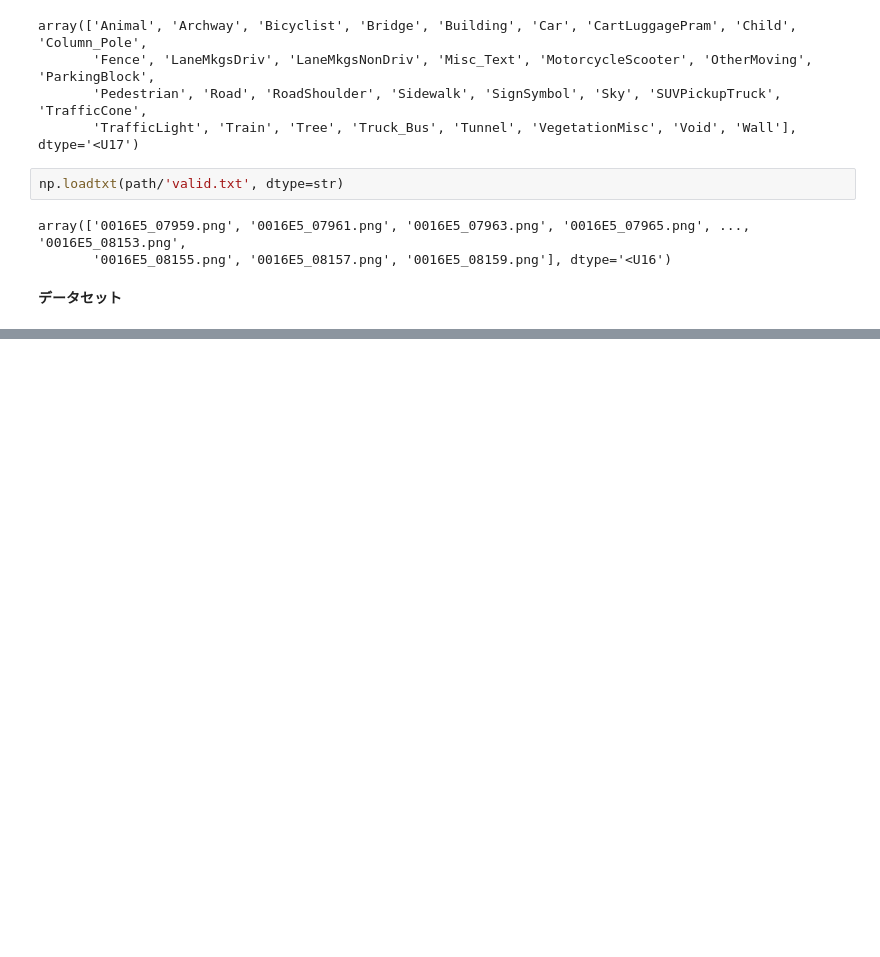
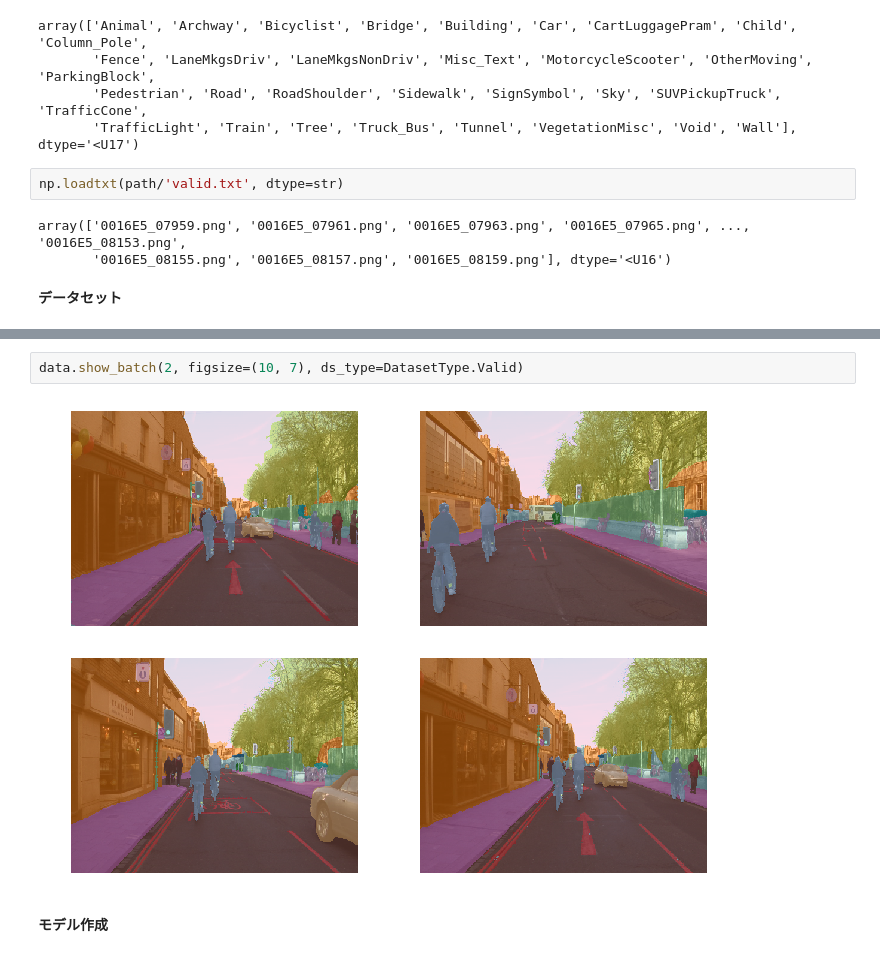
Before and after one commit to nishizaki0327/fastai, a Jupyter notebook: Lesson3.ipynb, the cells around one changed output, grey strips where cells are left out. Cells and saved outputs as stored; diff of their text form; blank space fills up the shorter version.

```diff
--- a/Lesson3.ipynb
+++ b/Lesson3.ipynb
@@ -128,0 +151,6 @@ array(['0016E5_07959.png', '0016E5_07961.png', '0016E5_07963.png', '0016E5_07965
+# %%
+data.show_batch(2, figsize=(10, 7), ds_type=DatasetType.Valid)
+# %% [output]
+[figure, added]
+# %% [markdown]
+**モデル作成**
```
Also changed, not shown: parts of 18 cells of this notebook.
